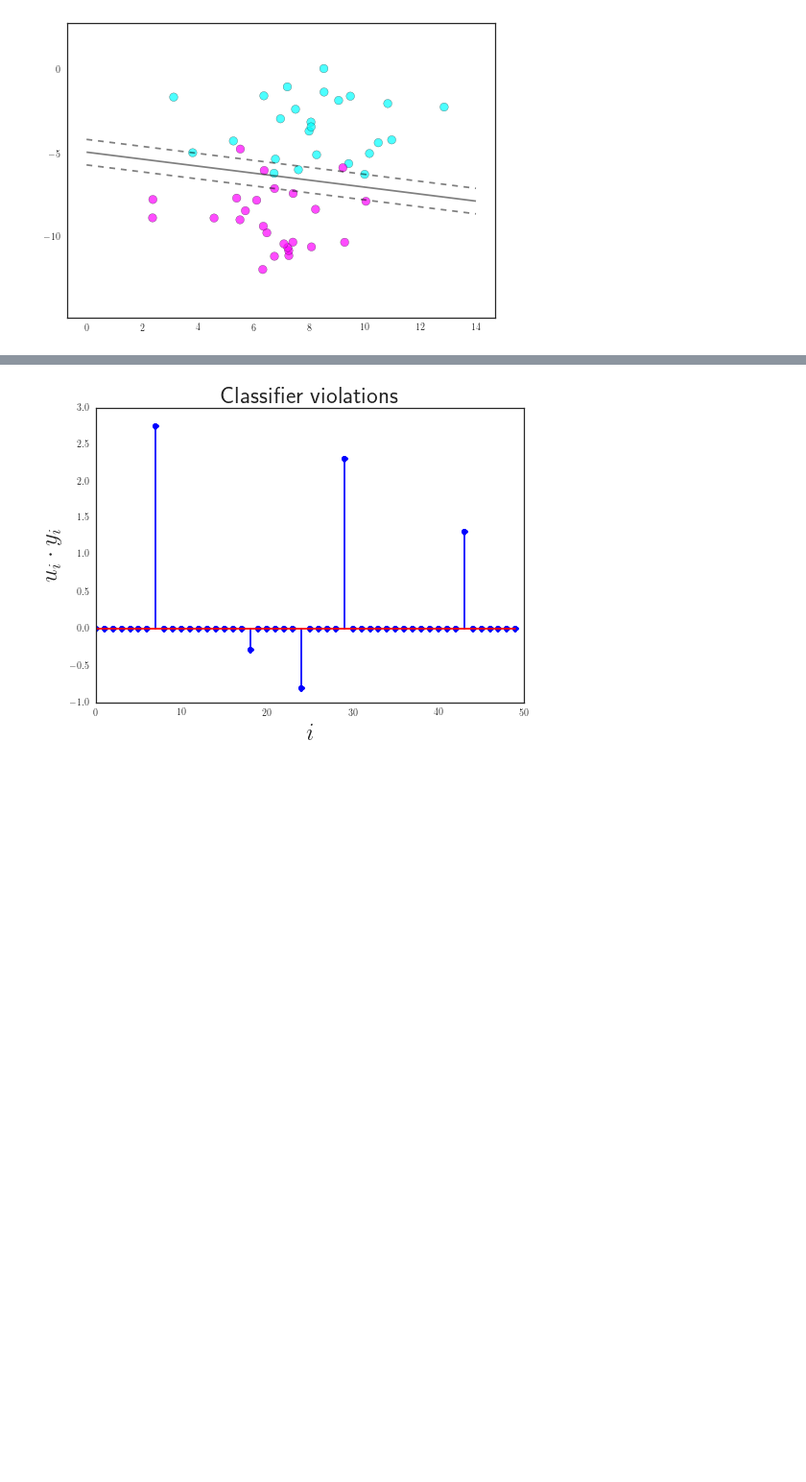
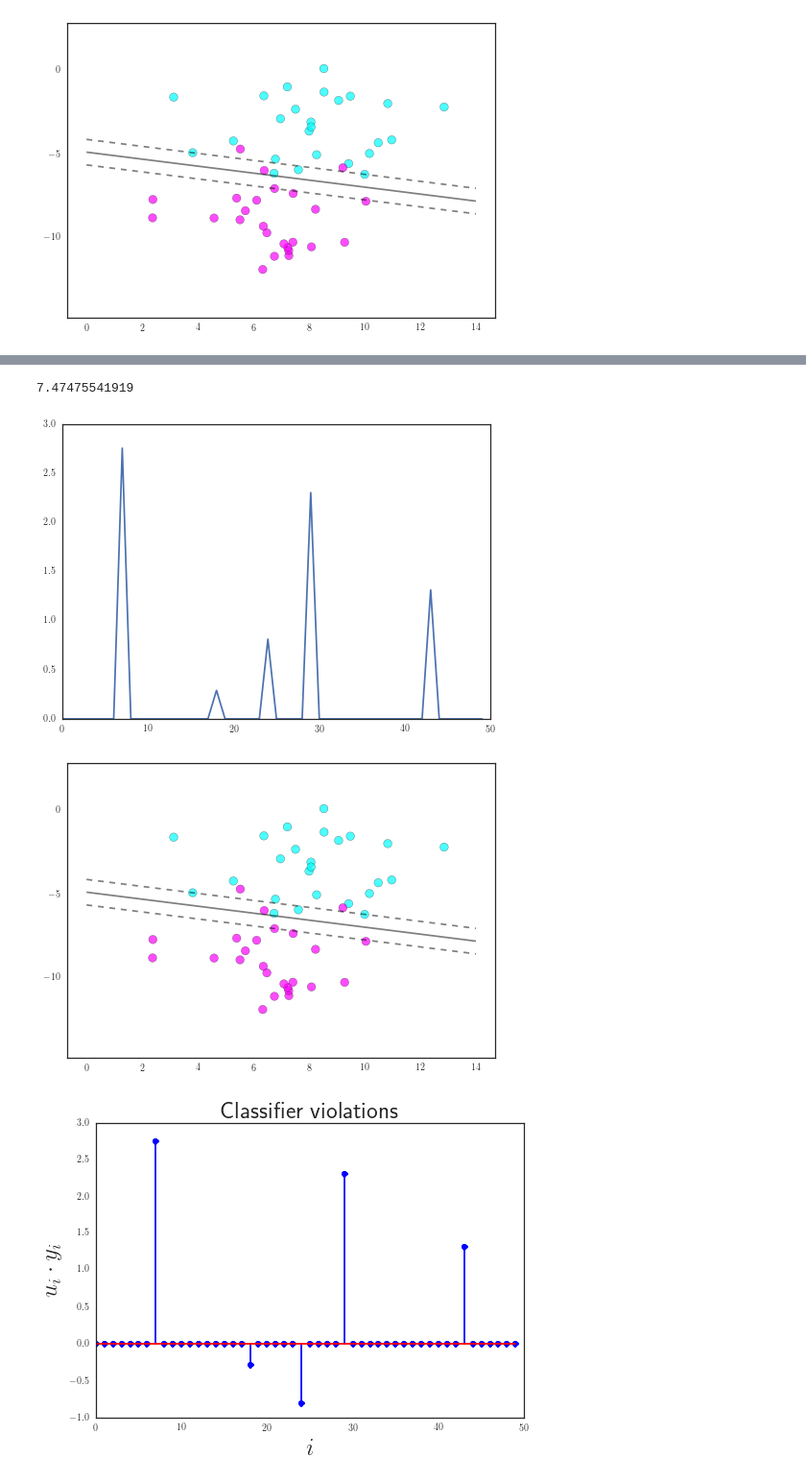
Before and after one commit to icme/cme252-optimization, a Jupyter notebook: lectures/svm/svm.ipynb, the cells around one changed output, grey strips where cells are left out. Shown at 96% size. Drawn from its saved outputs; the diff is of its cells as text; code cells hidden in the pictures; blank space fills up the shorter version.

```diff
--- a/lectures/svm/svm.ipynb
+++ b/lectures/svm/svm.ipynb
@@ -272,3 +281,21 @@ myplot(X, y, a, b, margin=True, line_alpha=.5, filename='fig/sparse.pdf')
+# %%
+t = 1
+
+a2 = t*a
+b2 = t*b
+
+u = np.maximum(0,1-y*(X.dot(a2)-b2))
+
+print sum(u)
+plt.plot(u)
+
+fig1 = plt.figure()
+
+myplot(X, y, a2, b2, margin=True, line_alpha=.5)
+# %% [output]
+7.47475541919
+[figure, added]
+[figure, added]
 # %%
 rc('text', usetex=True)
 plt.stem(u*y)
```
Also changed, not shown: parts of 1 cell of this notebook, 7 other files.
